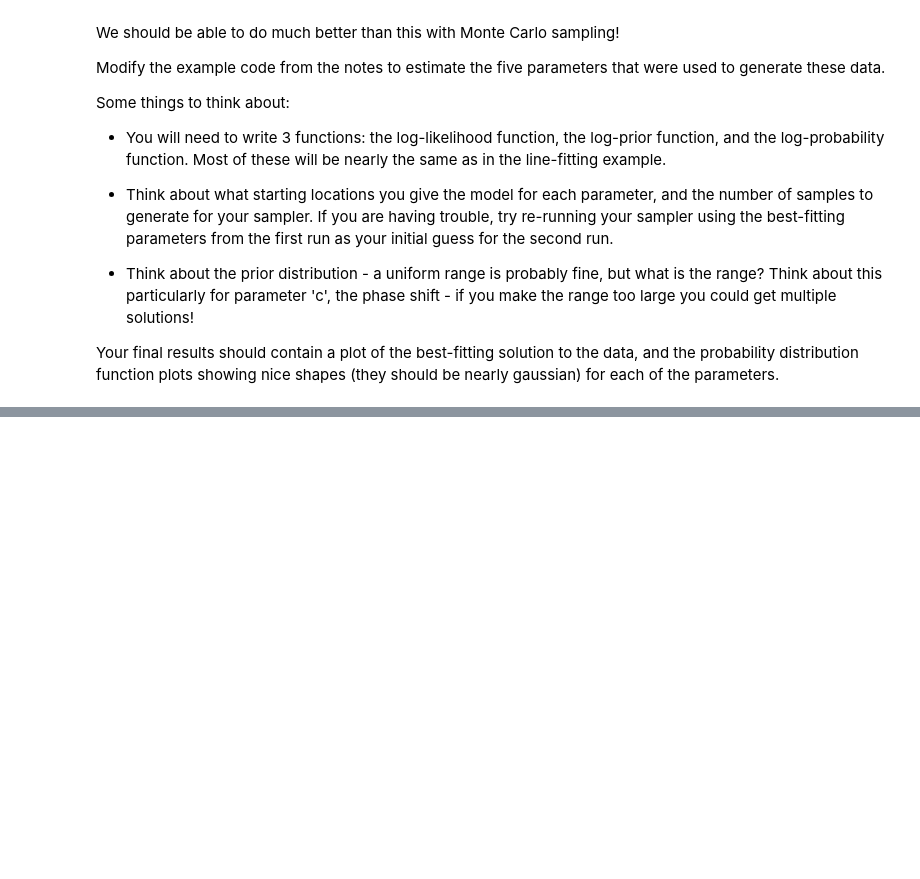
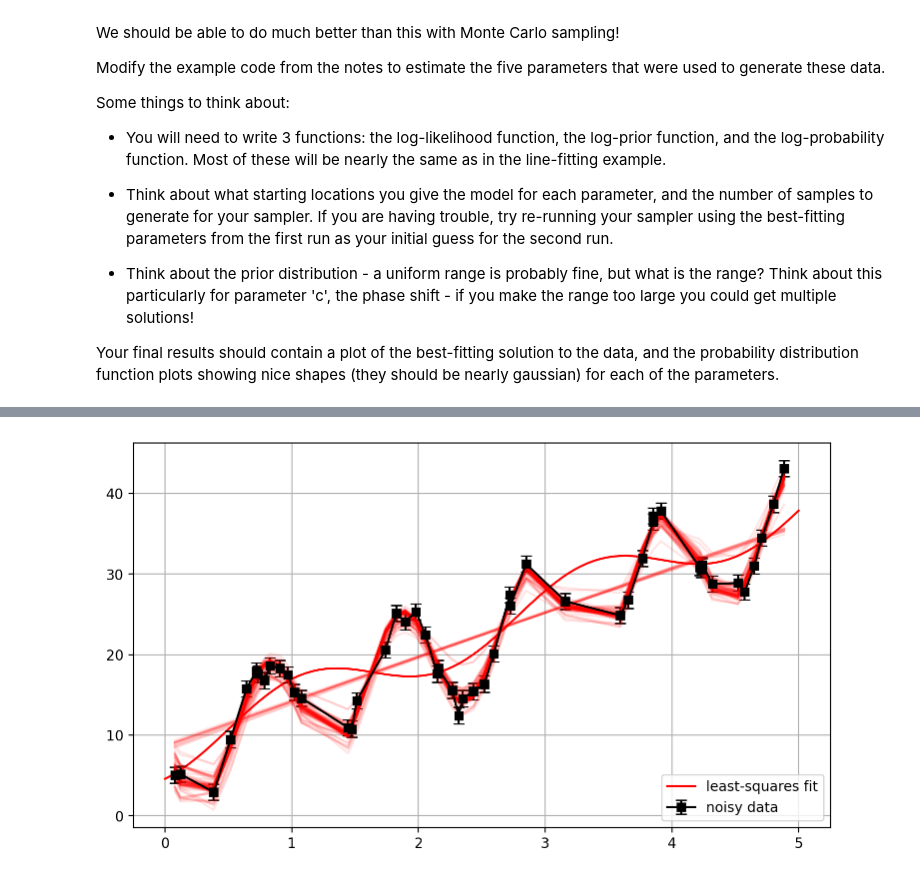
Before and after one commit to geothomaslee/EPS522_03, a Jupyter notebook: Lab 9/Lab9-MCMC.ipynb, the cells around one changed output, grey strips where cells are left out. Saved outputs shown, nothing was run; the diff lists cells and outputs as text; code cells hidden in the pictures; blank space fills up the shorter version.

```diff
--- a/Lab 9/Lab9-MCMC.ipynb
+++ b/Lab 9/Lab9-MCMC.ipynb
@@ -92,3 +96,95 @@ Some things to think about:
 - Think about the prior distribution - a uniform range is probably fine, but what is the range? Think about this particularly for parameter 'c', the phase shift - if you make the range too large you could get multiple solutions!
 
 Your final results should contain a plot of the best-fitting solution to the data, and the probability distribution function plots showing nice shapes (they should be nearly gaussian) for each of the parameters.
+# %%
+def lnlike_line(params, x, y, yerr):
+    # get the predicted model values
+    ypred = my_model(x, *params)
+    # compute the (negative) misfit - sum of the residuals squared, scaled by the data uncertainties
+    misfit = -0.5*np.sum(((y-ypred)/yerr)**2)
+    return misfit
+
+# set our priors - we use this to set bounds on the parameters.
+# return value is set to negative infinity if any parameters are outside their bounds, otherwise it is zero.
+# this is because we have taken the log() of our probability distribution. So 10^0 = 1, while 10^-np.inf = 0.
+# if we wanted gaussian priors, or other types, we could also implement them here instead of bounds.
+def lnprior_line(params):
+    # define bounds here
+    minvals = np.array([-10,-10,-10,-10,-10])
+    maxvals = np.array([10,10,10,10,10])
+    if any(params-minvals<0) or any(params-maxvals>0): # check if any bounds are exceeded
+        return -np.inf
+    else:
+        return 0.0
+
+#finally, this function puts together all the above, to determine the actual log(probability) of a set of parameters.
+def lnprob_line(params, x, y, yerr):
+    prior = lnprior_line(params)
+    if np.isinf(prior):
+        return -np.inf
+    else:
+        return prior + lnlike_line(params, x, y, yerr) #recall if lp not -inf, its 0, so this just returns likelihood
+
+data = (x,y,yerr)
+
+# 2. decide the number of random walks and how many steps in each one:
+nwalkers = 50
+niter = 1000
+
+# 3. set initial guesses for each random walk
+initial=[0,0,0,0,0]
+# use this code to set up initial points for each random walk that are slightly different from each other
+ndim = len(initial)
+p0 = [np.array(initial) + 1e-1 * np.random.randn(ndim) for i in range(nwalkers)]
+
+# create the sampler
+sampler = emcee.EnsembleSampler(nwalkers, ndim, lnprob_line, args=data)
+
+# start the timer
+tstart = time.time()
+
+# run some initial steps to discard, so the walkers get into a reasonable starting location
+print("Running burn-in...")
+p0, _, _ = sampler.run_mcmc(p0, niter)
+sampler.reset()
+
+print("Running production...")
+pos, prob, state = sampler.run_mcmc(p0, niter)
+
+# end the timer
+tend = time.time()
+print("Done! Sampling took %f seconds." %(tend-tstart))
+
+samples = sampler.flatchain
+
+plt.figure(figsize=(9,5))
+plt.plot(x_plot,lsq_model, '-r', label='least-squares fit')
+plt.errorbar(x,y,yerr=yerr,fmt='-ks',label='noisy data',capsize=4)
+for params in samples[np.random.randint(len(samples), size=100)]: # plot 100 random samples
+    plt.plot(x, my_model(x,*params), color="r", alpha=0.1)
+plt.legend(loc='lower right')
+plt.grid()
+plt.show()
+
+# plot the best fitting sample
+# np.argmax finds the location of the maximum element in an array.
+# so samples[np.argmax(sampler.flatlnprobability)] finds the location in the chain with the maximum log-likelihood,
+# and then returns the model that has that likelihood
+params_max  = samples[np.argmax(sampler.flatlnprobability)]
+print('MCMC Best fit: ',params_max)
+print('LSQ Best fit: ',m)
+
+# compute the line model for this set of parameters
+best_fit_model = my_model(x,*params_max)
+
+plt.figure(figsize=(9,5))
+plt.errorbar(x,y,yerr=yerr,fmt='-ks',label='noisy data',capsize=4)
+plt.plot(x, best_fit_model,'-r',label="MCMC",linewidth=4)
+plt.plot(x_plot,lsq_model, '-r', label='least-squares fit')
+plt.ticklabel_format(style='sci', axis='x', scilimits=(0,0))
+plt.xlabel('X')
+plt.ylabel('Y')
+plt.grid()
+plt.legend(loc='lower right')
+plt.show()
+# %% [output]
@@ -94,0 +194 @@ Your final results should contain a plot of the best-fitting solution to the dat
+[figure, added]
```
Also changed, not shown: parts of 2 cells of this notebook, 1 other file.
